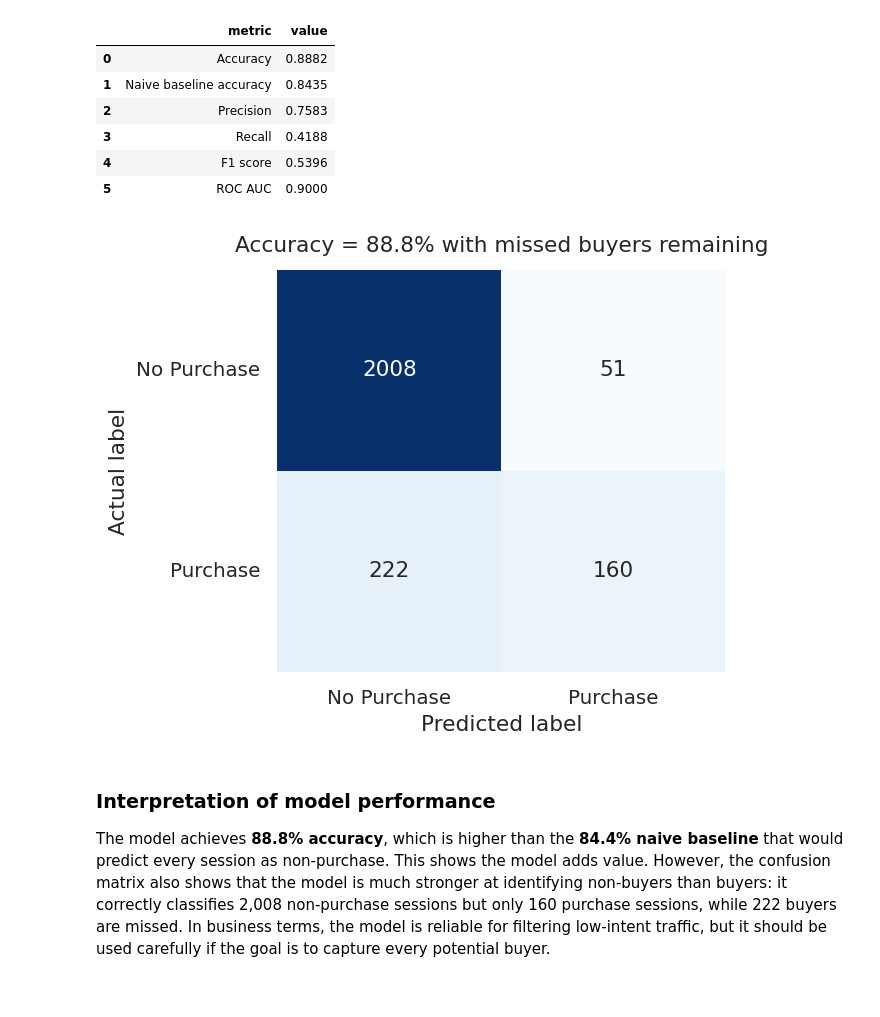
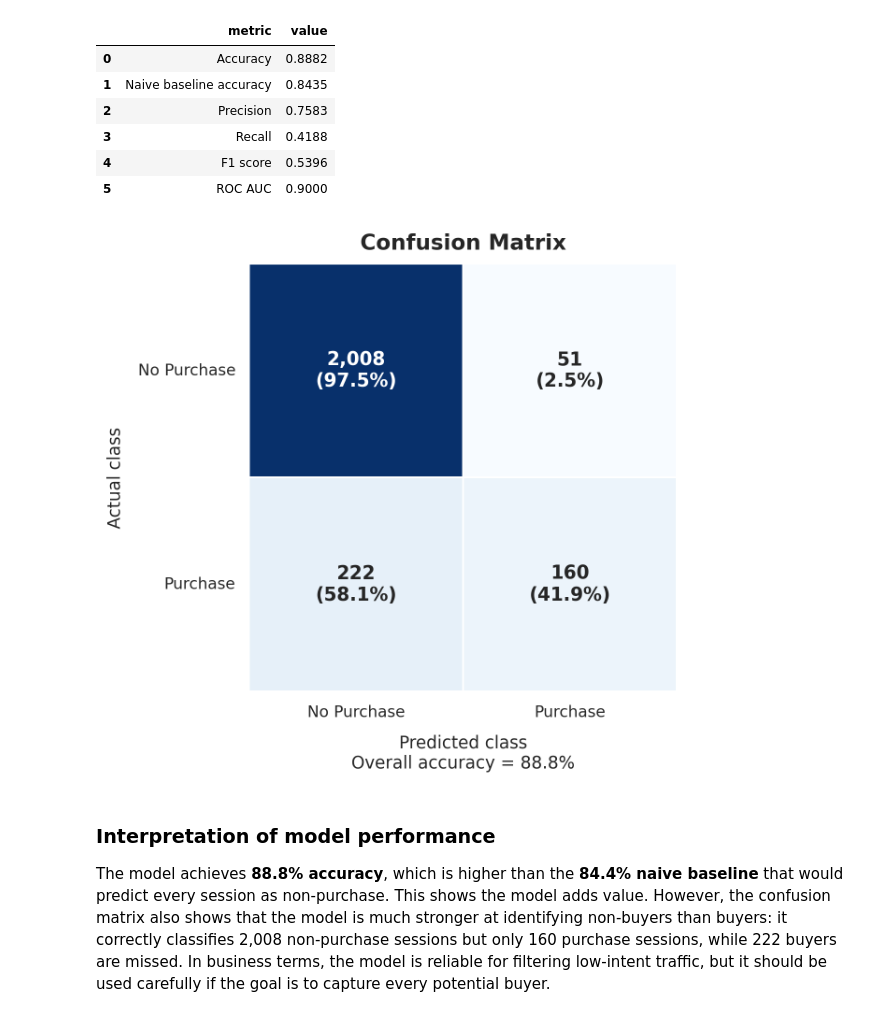
Before and after one commit to afthalla2929/MScBA-Files, a Jupyter notebook: MBN603_Individual_Case_Study_OptionA_Online_Shoppers.ipynb, the cells around one changed output. Cells and saved outputs as stored; diff of their text form; code cells hidden in the pictures.

```diff
--- a/MBN603_Individual_Case_Study_OptionA_Online_Shoppers.ipynb
+++ b/MBN603_Individual_Case_Study_OptionA_Online_Shoppers.ipynb
@@ -15,6 +13,9 @@ An e-commerce firm wants to understand which behavioural characteristics of webs
 
 **Objective:** build a clean, reproducible classification pipeline using logistic regression to predict purchase intention and translate the model results into business recommendations.
 # %%
+import warnings
+warnings.filterwarnings('ignore')
+
 from pathlib import Path
 import numpy as np
 import pandas as pd
@@ -40,7 +41,7 @@ plt.rcParams['figure.dpi'] = 130
 pd.set_option('display.max_columns', 50)
 pd.set_option('display.float_format', lambda x: f'{x:,.4f}')
 
-DATA_PATH = Path('/content/online_shoppers_intention.csv')
+DATA_PATH = Path('online_shoppers_intention.csv')
 # %% [markdown]
 ## 2. Data Loading and First Inspection
 # %%
@@ -290,17 +288,36 @@ metrics_df
 | 4 | F1 score | 0.5396 |
 | 5 | ROC AUC | 0.9000 |
 # %%
-fig, ax = plt.subplots(figsize=(5.1, 4.2))
-sns.heatmap(cm, annot=True, fmt='d', cbar=False, cmap='Blues', ax=ax)
-ax.set_title(f'Accuracy = {accuracy*100:.1f}% with missed buyers remaining', pad=10)
-ax.set_xlabel('Predicted label')
-ax.set_ylabel('Actual label')
-ax.set_xticklabels(['No Purchase', 'Purchase'])
-ax.set_yticklabels(['No Purchase', 'Purchase'], rotation=0)
+fig, ax = plt.subplots(figsize=(6.6, 5.6), dpi=220)
+cm_percent = cm / cm.sum(axis=1, keepdims=True)
+cm_labels = np.array([
+    [f"{cm[i, j]:,}\n({cm_percent[i, j]*100:.1f}%)" for j in range(cm.shape[1])]
+    for i in range(cm.shape[0])
+])
+
+sns.heatmap(
+    cm,
+    annot=cm_labels,
+    fmt='',
+    cbar=False,
+    cmap='Blues',
+    linewidths=1.2,
+    linecolor='white',
+    square=True,
+    annot_kws={'fontsize': 13, 'fontweight': 'bold'},
+    ax=ax
+)
+
+ax.set_title('Confusion Matrix', fontsize=15, fontweight='bold', pad=10)
+ax.set_xlabel(f'Predicted class\nOverall accuracy = {accuracy*100:.1f}%', fontsize=12, labelpad=10)
+ax.set_ylabel('Actual class', fontsize=12, labelpad=10)
+ax.set_xticklabels(['No Purchase', 'Purchase'], fontsize=11)
+ax.set_yticklabels(['No Purchase', 'Purchase'], fontsize=11, rotation=0)
+
 plt.tight_layout()
 plt.show()
 # %% [output]
-[figure, old version]
+[figure, new version]
 # %% [markdown]
 ### Interpretation of model performance
 The model achieves **88.8% accuracy**, which is higher than the **84.4% naive baseline** that would predict every session as non-purchase. This shows the model adds value. However, the confusion matrix also shows that the model is much stronger at identifying non-buyers than buyers: it correctly classifies 2,008 non-purchase sessions but only 160 purchase sessions, while 222 buyers are missed. In business terms, the model is reliable for filtering low-intent traffic, but it should be used carefully if the goal is to capture every potential buyer.
```
Also changed, not shown: parts of 8 cells of this notebook.
